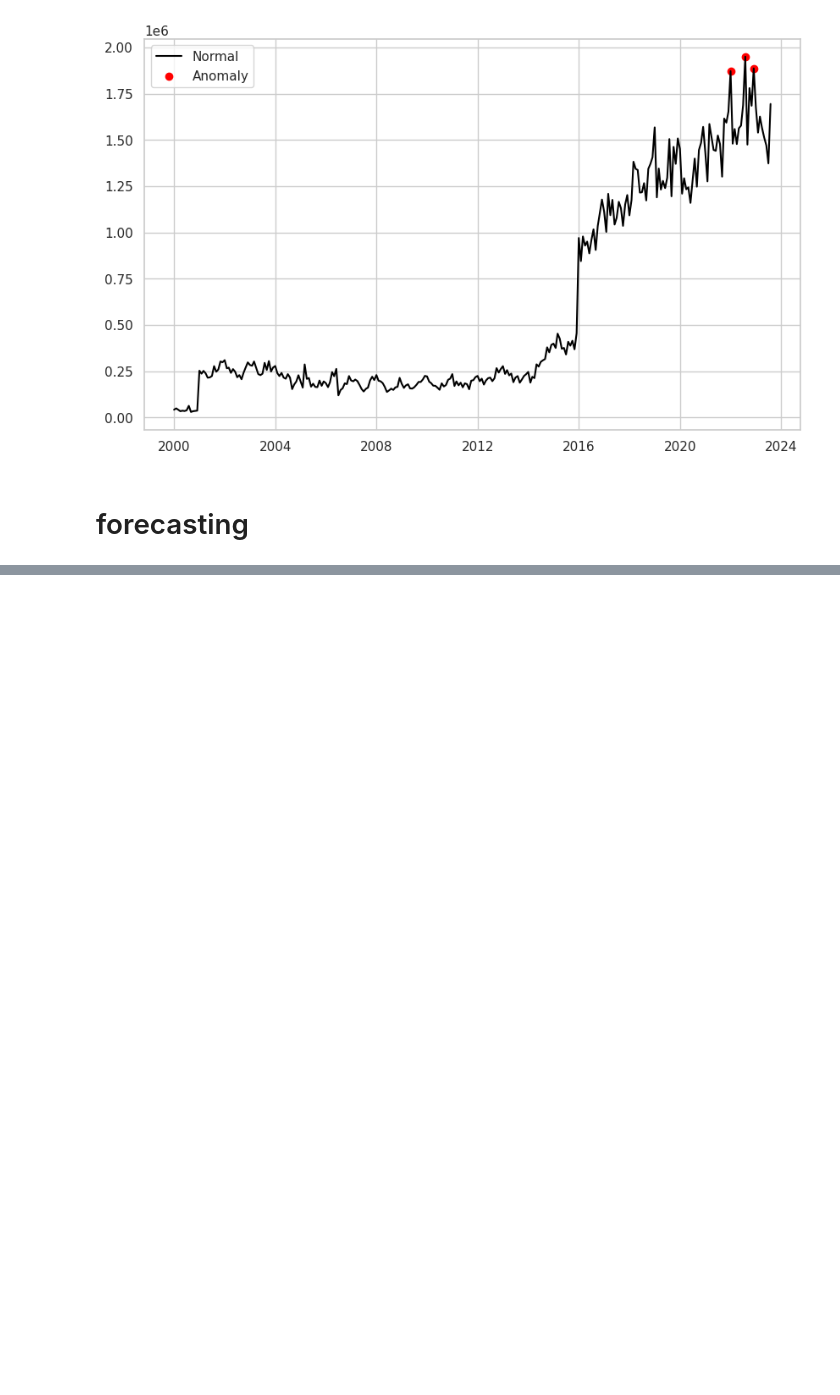
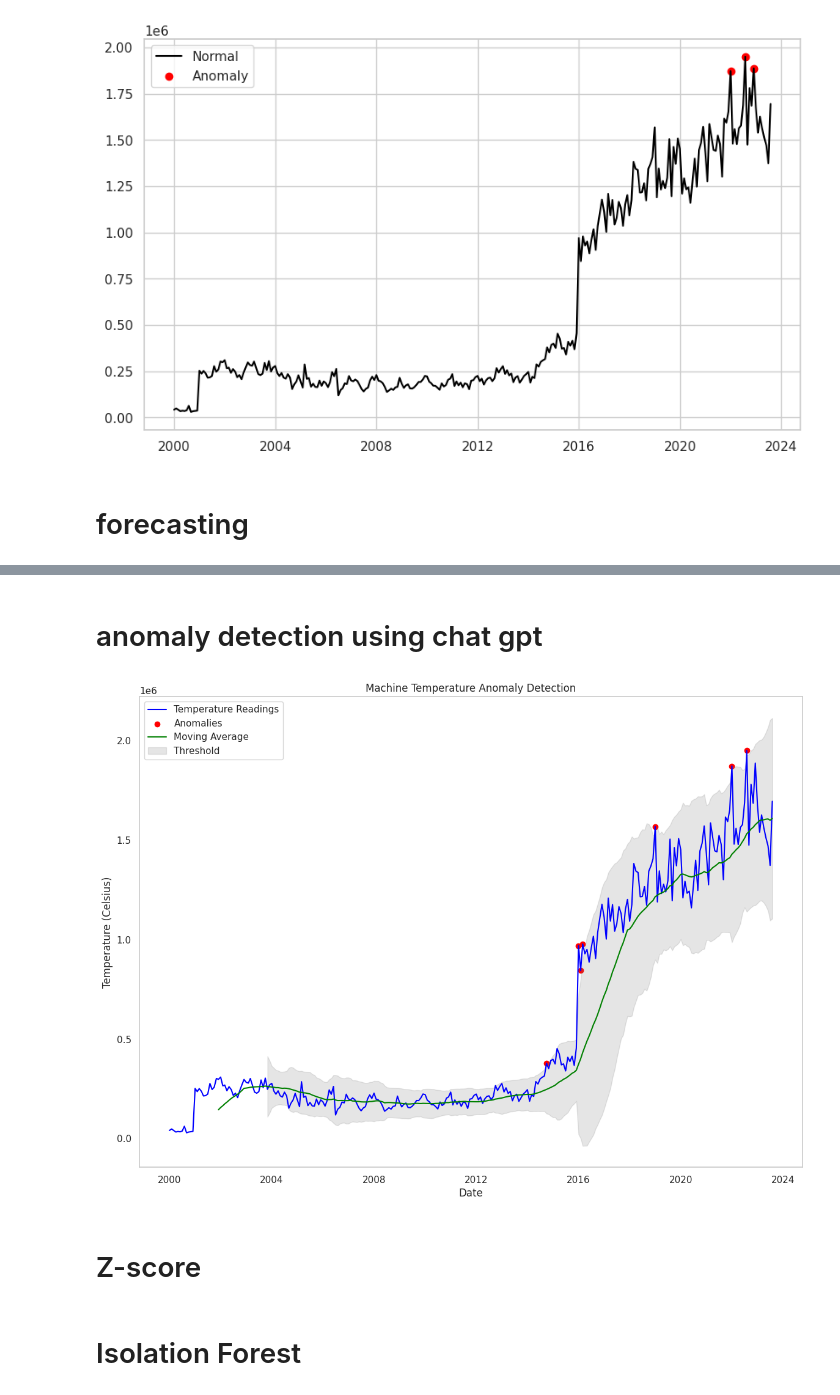
Before and after one commit to jamiroquai1225/Anomaly-Detection, a Jupyter notebook: anomaly_detection_of_the_time_series_data_in_jeju_seaport.ipynb, the cells around one changed output, grey strips where cells are left out. Saved outputs shown, nothing was run; the diff lists cells and outputs as text; code cells hidden in the pictures; blank space fills up the shorter version.

```diff
--- a/anomaly_detection_of_the_time_series_data_in_jeju_seaport.ipynb
+++ b/anomaly_detection_of_the_time_series_data_in_jeju_seaport.ipynb
@@ -678,0 +949,43 @@ from fbprophet import Prophet
+# %% [markdown]
+# anomaly detection using chat gpt
+# %%
+import pandas as pd
+import matplotlib.pyplot as plt
+
+# Load the dataset
+
+# Convert the timestamp column to a datetime object
+data_df['time'] = pd.to_datetime(data_df['time'])
+
+# Calculate the moving average of the temperature readings
+window_size = 24 # MODIFICATION, original was 50
+ma = data_df['cargo'].rolling(window_size).mean()
+
+# Calculate the deviation from the moving average
+deviation = data_df['cargo'] - ma
+
+# Calculate the standard deviation of the deviation
+std_deviation = deviation.rolling(window_size).std()
+
+# Calculate the threshold for anomaly detection
+threshold = 3 * std_deviation
+
+# Detect anomalies based on deviations from the moving average
+anomalies = data_df[deviation.abs() > threshold]
+
+# Plot the temperature readings and the anomalies
+plt.subplots(figsize=(14, 10)) # MODIFICATION, inserted
+plt.plot(data_df['time'], data_df['cargo'], color='blue', label='Temperature Readings')
+plt.scatter(anomalies['time'], anomalies['cargo'], color='red', label='Anomalies')
+plt.plot(data_df['time'], ma, color='green', label='Moving Average')
+plt.fill_between(data_df['time'], ma-threshold, ma+threshold, color='gray', alpha=0.2, label='Threshold')
+plt.legend()
+plt.title('Machine Temperature Anomaly Detection')
+plt.xlabel('Date')
+plt.ylabel('Temperature (Celsius)')
+plt.grid() # MODIFICATION, inserted
+plt.show()
+# %% [output]
+[figure, added]
+# %% [markdown]
+# Z-score
@@ -678,0 +1021,2 @@ from fbprophet import Prophet
+# %% [markdown]
+# Isolation Forest
```
Also changed, not shown: parts of 40 cells of this notebook.
